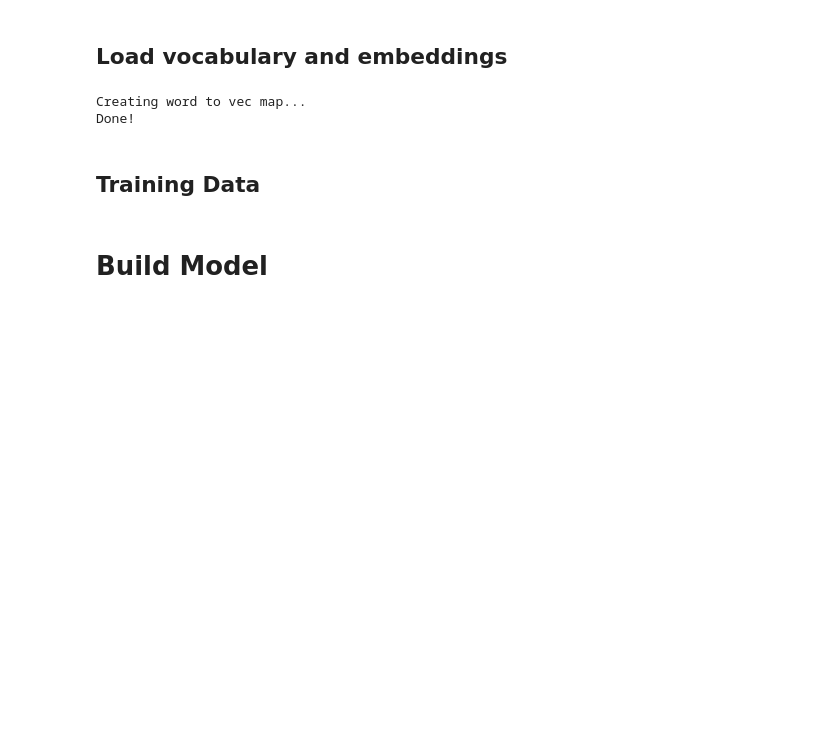
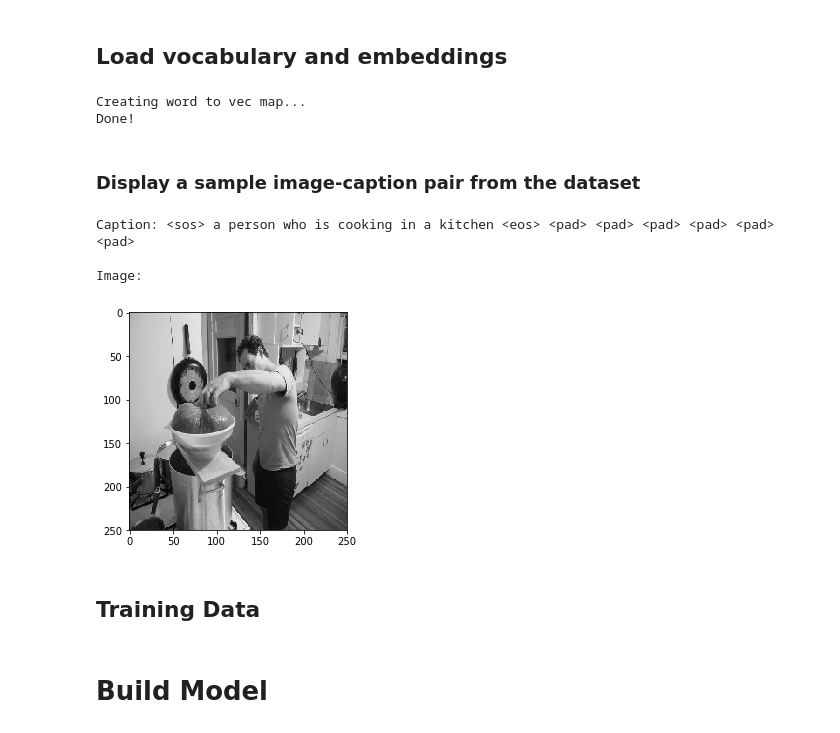
Before and after one commit to shan18/CapsNet-COCO, a Jupyter notebook: caption_generation.ipynb, the cells around one changed output. Cells and saved outputs as stored; diff of their text form; code cells hidden in the pictures; blank space fills up the shorter version.

```diff
--- a/caption_generation.ipynb
+++ b/caption_generation.ipynb
@@ -67,6 +81,27 @@ index_to_word = vocabulary_dict['index_to_word']
 
 # number of words in vocabulary
 num_words = len(vocabulary)
+# %% [markdown]
+### Display a sample image-caption pair from the dataset
+# %%
+row_number = 1276
+image_sample = x_train[row_number]
+caption_idx = y_train[row_number]
+
+caption_sample = ''
+for idx in caption_idx:
+    caption_sample += index_to_word[idx] + ' '
+
+print('Caption:', caption_sample)
+print('\nImage:')
+
+plt.imshow(image_sample)
+plt.show()
+# %% [output]
+Caption: <sos> a person who is cooking in a kitchen <eos> <pad> <pad> <pad> <pad> <pad> <pad>
+
+Image:
+[figure, added]
 # %% [markdown]
 ## Training Data
 # %%
```
Also changed, not shown: parts of 33 cells of this notebook, 2 other files.
